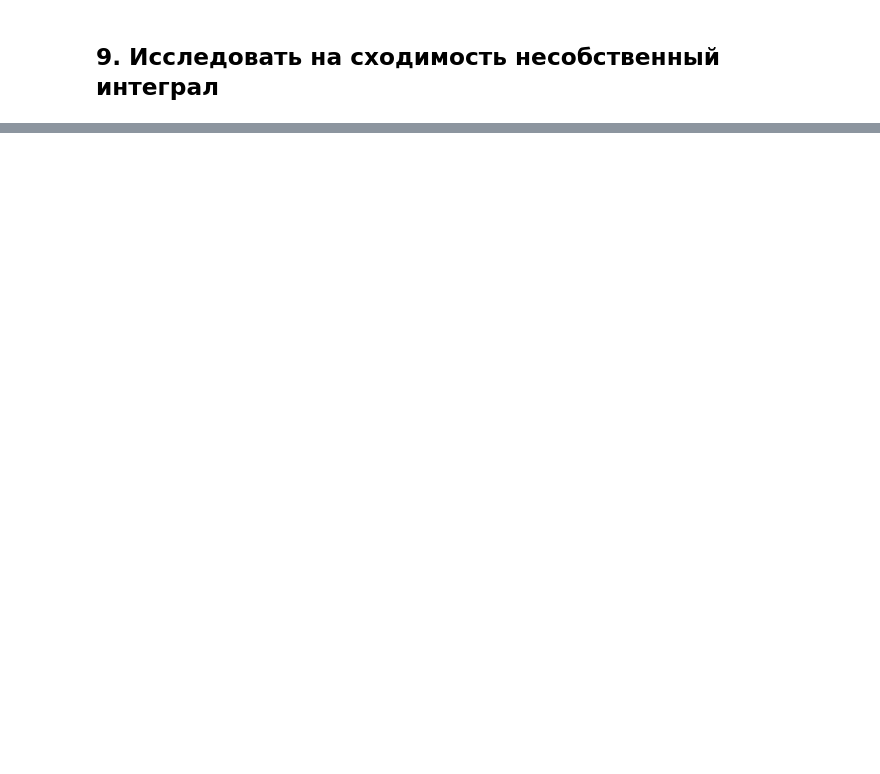
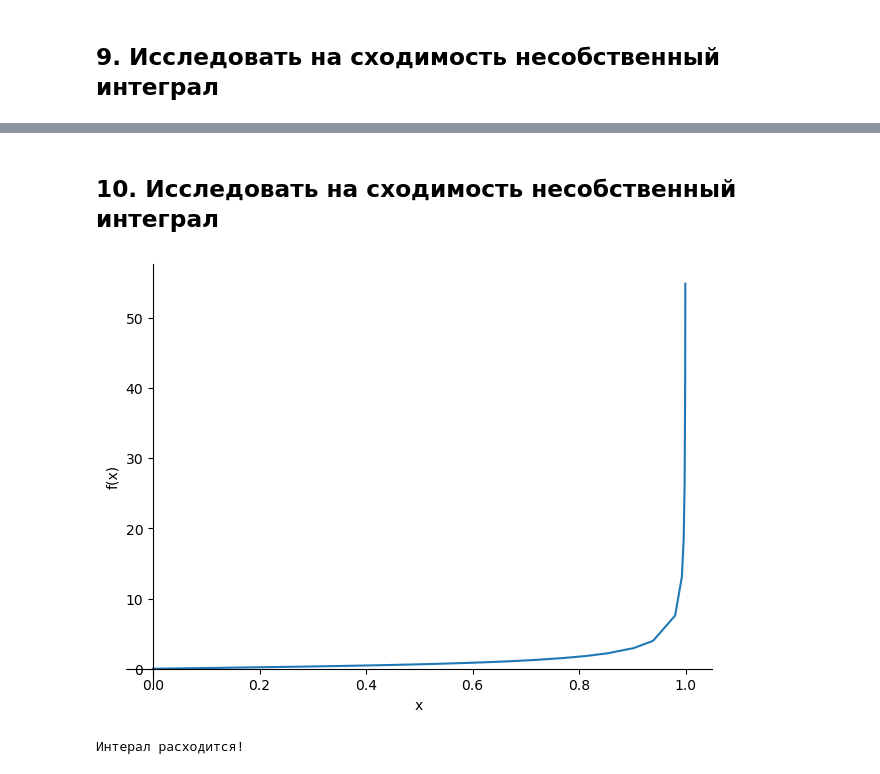
Before and after one commit to ShnapDozer/MA_PYTHON_LABS, a Jupyter notebook: Labs/pin_31_Salkov_UA_BDZ1.ipynb, the cells around one changed output, grey strips where cells are left out. Saved outputs shown, nothing was run; the diff lists cells and outputs as text; code cells hidden in the pictures; blank space fills up the shorter version.

```diff
--- a/Labs/pin_31_Salkov_UA_BDZ1.ipynb
+++ b/Labs/pin_31_Salkov_UA_BDZ1.ipynb
@@ -221,9 +215,19 @@ pprint(simplify(integrate(func,(x, 0, 1))))
+# %% [markdown]
+## 10. Исследовать на сходимость несобственный интеграл
 # %%
 from sympy import *
 from sympy.plotting import plot
 
 x = symbols('x')
-func = (tg(x)) / (sqrt(1-x**2))
+func = (tan(x)) / (sqrt(1-x**2))
+limit = simplify(Limit(func, x, 1, dir='-'))
 
 plot(func,(x, 0.0001, 3))
-pprint(simplify(integrate(func,(x, 0, 1))))
+if limit == oo or limit == -oo:
+        print("Интерал расходится!")
+else:
+    print("Интерал сходится!")
+    pprint(simplify(integrate(func,(x, 0, 1))))
+# %% [output]
+[figure, added]
+Интерал расходится!
```
Also changed, not shown: parts of 5 cells of this notebook, 1 other file.
